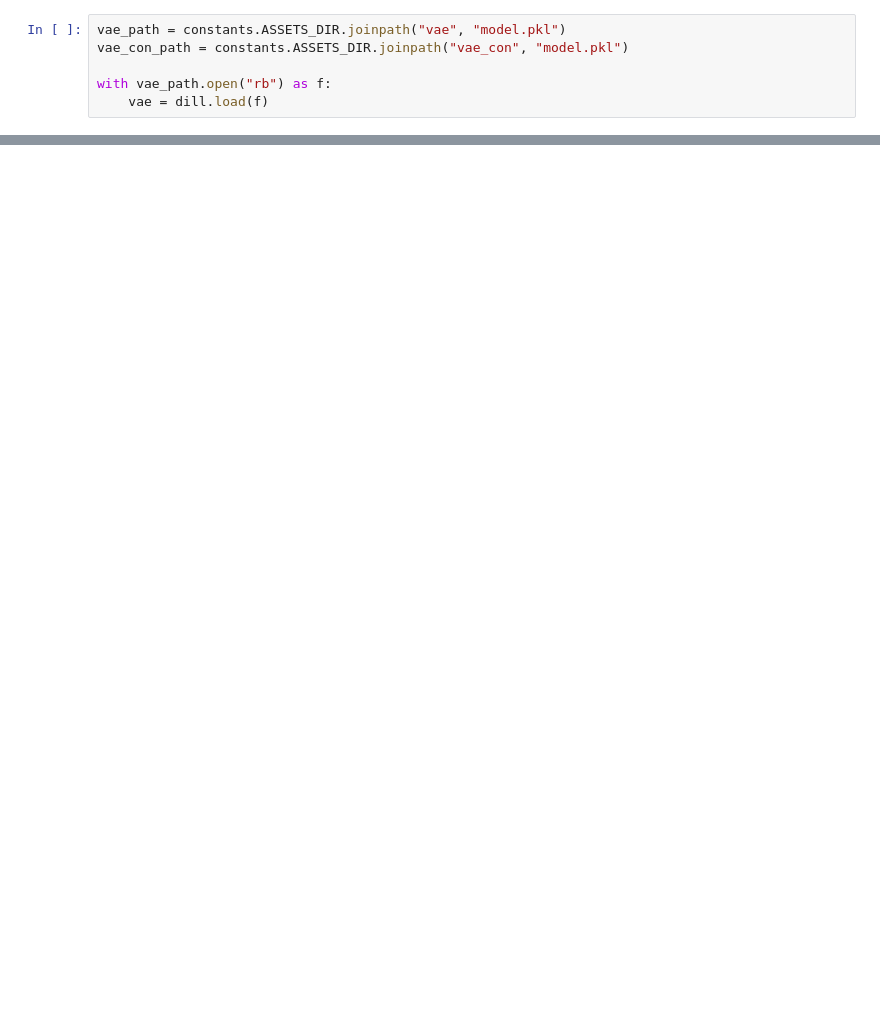
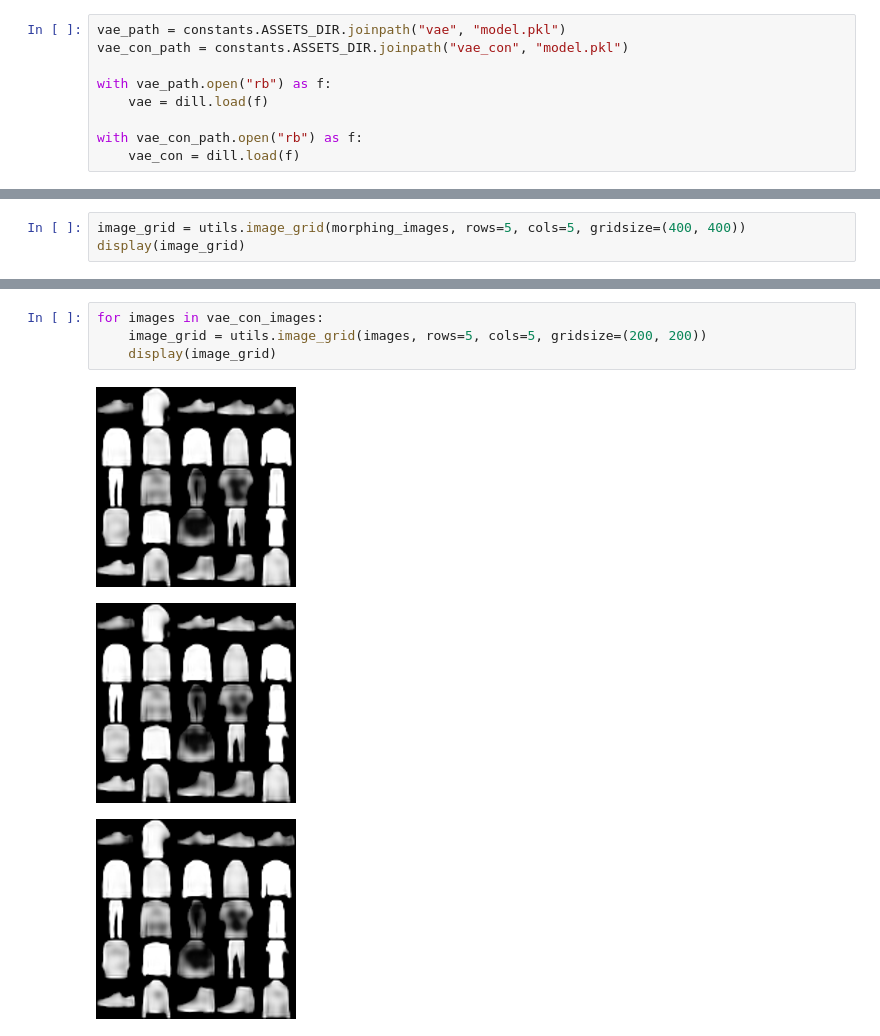
Before and after one commit to GiuliaCaglia/fashion-mnist-vae, a Jupyter notebook: notebooks/Visualizations & Samples.ipynb, the cells around one changed output, grey strips where cells are left out. Cells and saved outputs as stored; diff of their text form; blank space fills up the shorter version.

```diff
--- a/notebooks/Visualizations & Samples.ipynb
+++ b/notebooks/Visualizations & Samples.ipynb
@@ -16,3 +19,6 @@ vae_con_path = constants.ASSETS_DIR.joinpath("vae_con", "model.pkl")
 
 with vae_path.open("rb") as f:
     vae = dill.load(f)
+
+with vae_con_path.open("rb") as f:
+    vae_con = dill.load(f)
@@ -46,0 +106,3 @@ image_grid.show()
+# %%
+image_grid = utils.image_grid(morphing_images, rows=5, cols=5, gridsize=(400, 400))
+display(image_grid)
@@ -46,0 +114,8 @@ image_grid.show()
+# %%
+for images in vae_con_images:
+    image_grid = utils.image_grid(images, rows=5, cols=5, gridsize=(200, 200))
+    display(image_grid)
+# %% [output]
+[figure, added]
+[figure, added]
+[figure, added]
```
Also changed, not shown: parts of 24 cells of this notebook.
